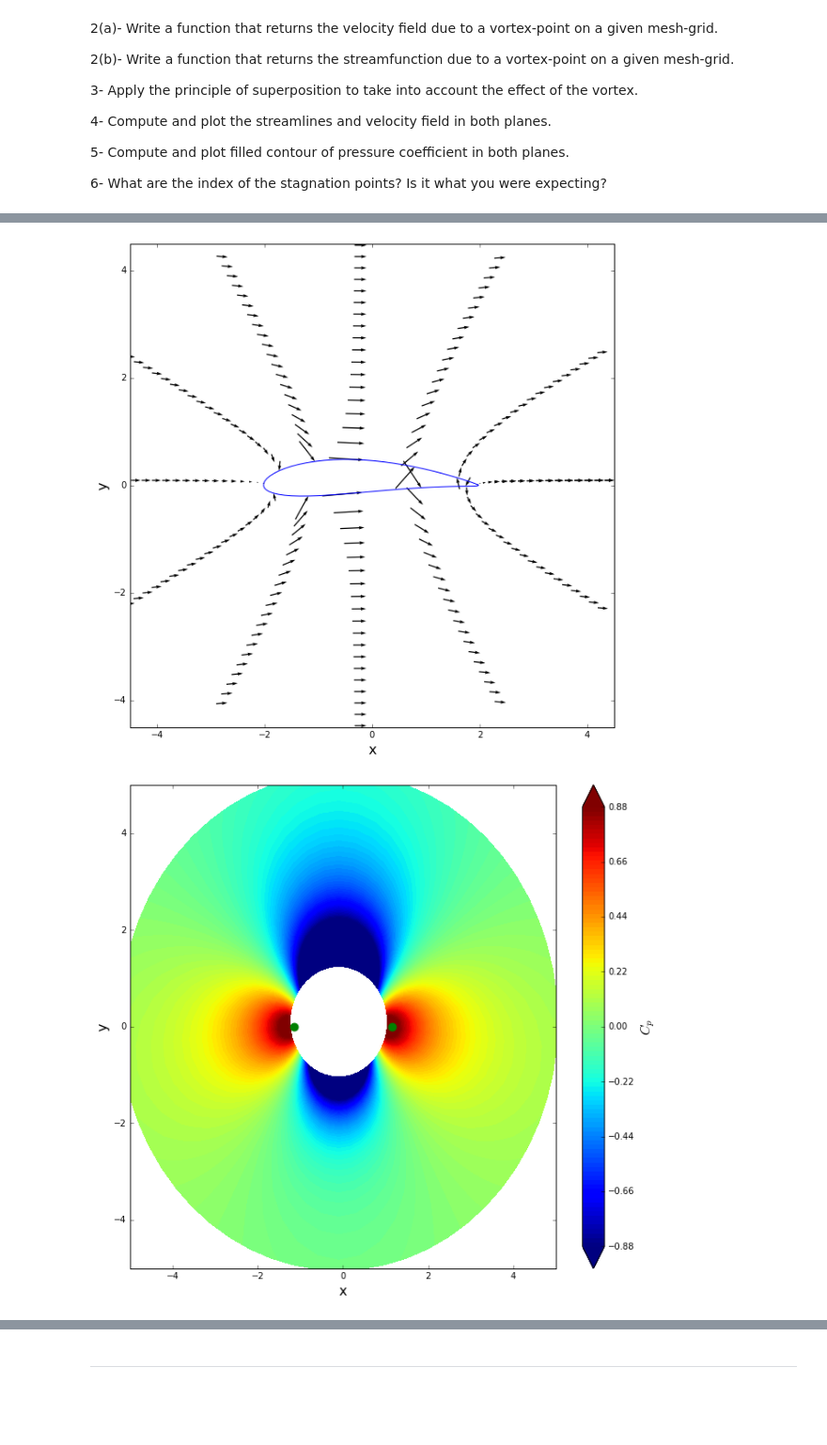
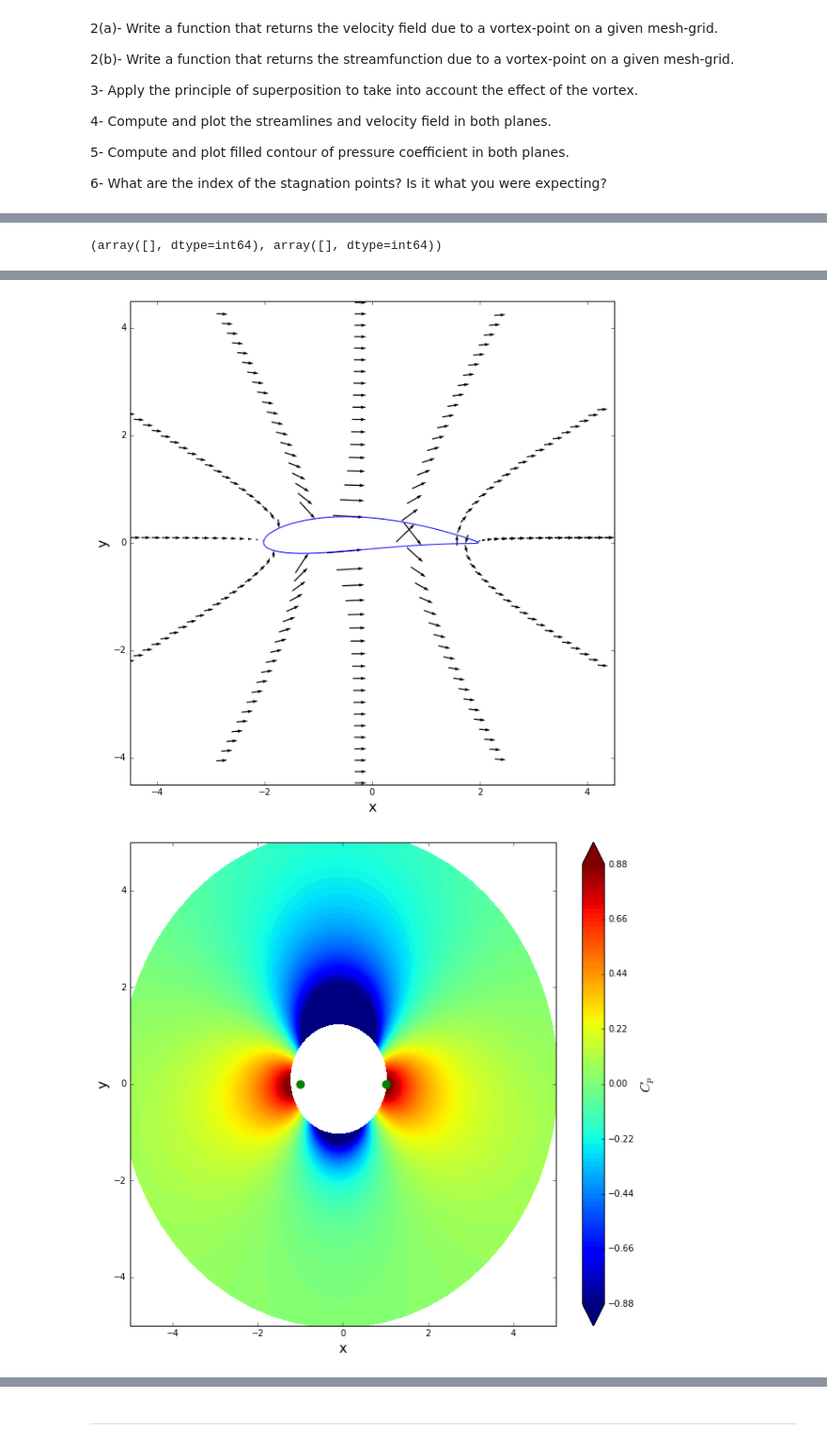
Before and after one commit to pengbiaozhang/mae6226-work, a Jupyter notebook: midterm/midterm.ipynb, the cells around one changed output, grey strips where cells are left out. Shown at 94% size. Drawn from its saved outputs; the diff is of its cells as text; code cells hidden in the pictures; blank space fills up the shorter version.

```diff
--- a/midterm/midterm.ipynb
+++ b/midterm/midterm.ipynb
@@ -203,7 +203,7 @@ We will use a freestream with speed $U_\infty = 1$ and angle of incidence $\alph
 # %%
 # Write your functions in this cells.
 u_inf=1
-kappa =2*numpy.pi*(numpy.sqrt(epsilon_x**2+epsilon_y**2)+1)**2 * u_inf
+kappa =2*numpy.pi* u_inf
 print('kappa=',kappa)
 x_doublet, y_doublet =  epsilon_x, epsilon_y
 
@@ -400,7 +400,8 @@ We need to satisfy the [Kutta condition](http://en.wikipedia.org/wiki/Kutta_cond
 6- What are the index of the stagnation points? Is it what you were expecting?
 # %%
 # Use this cell to write your functions.
-gamma = -4* numpy.pi*(radius+r_eps)*u_inf*numpy.sin(-5*math.pi/180)
+print(a[1])
+gamma = 4* numpy.pi*(radius+r_eps)*u_inf*numpy.sin(a[1])
 
 def get_velocity_vortex(strength, xv, yv, X, Y):
 
@@ -485,4 +488,6 @@ contf = pyplot.contourf(z.real, z.imag, cp_z, levels=numpy.linspace(-0.88, 0.88,
 cbar = pyplot.colorbar(contf)
 cbar.set_label('$C_p$', fontsize=16)
 cbar.set_ticks([-0.88, -0.66, -0.44,-0.22,0.00, 0.22,0.44,0.66,0.88])
+numpy.where(cp_z==1.0)
 # %% [output]
+(array([], dtype=int64), array([], dtype=int64))
@@ -492,2 +497,2 @@ cbar.set_ticks([-0.88, -0.66, -0.44,-0.22,0.00, 0.22,0.44,0.66,0.88])
 [figure]
-[figure, old version]
+[figure, new version]
```
Also changed, not shown: parts of 7 cells of this notebook.
